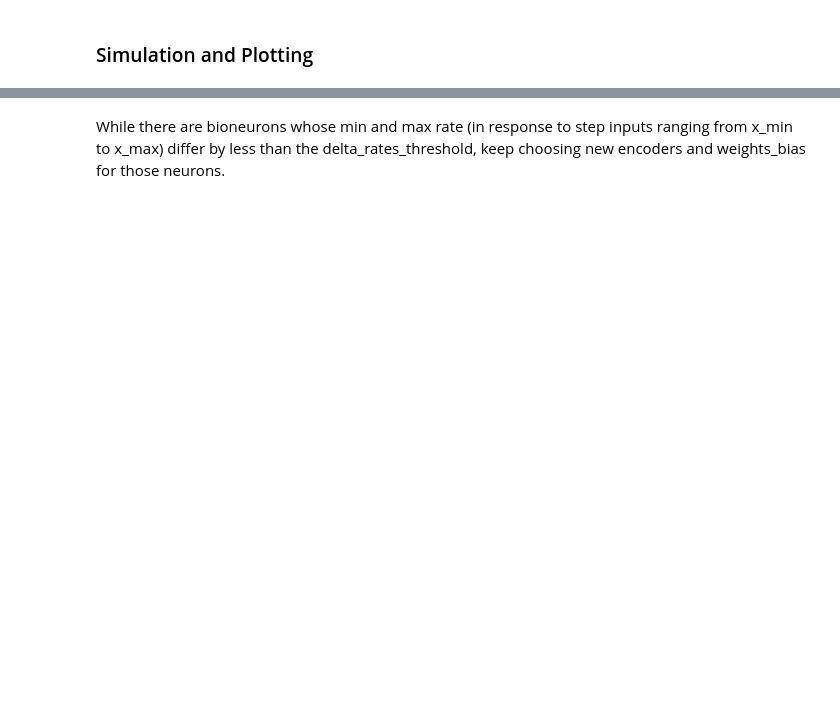
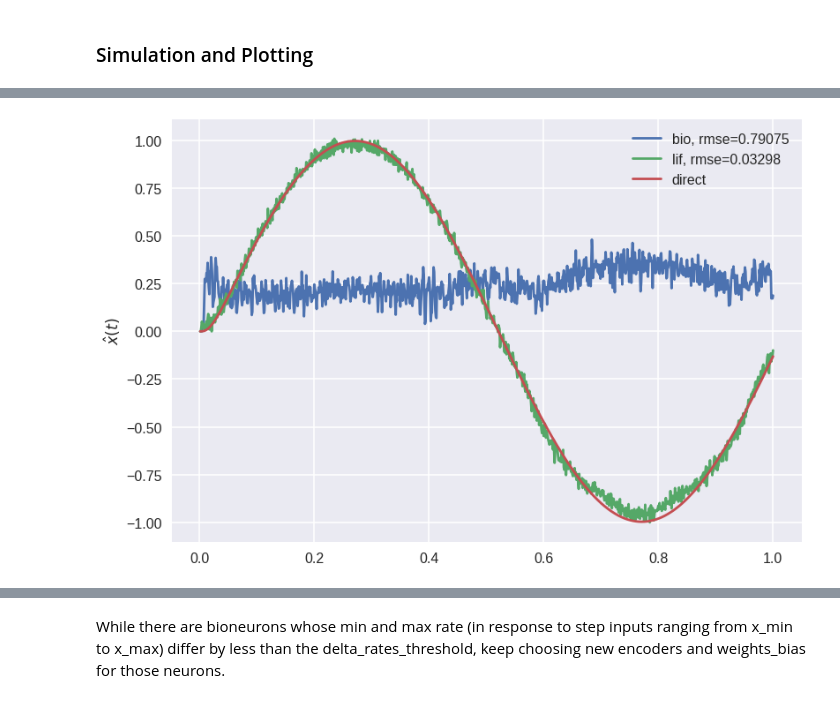
Before and after one commit to MrBananaHuman/bionengo, a Jupyter notebook: bioneuron_oracle.ipynb, the cells around one changed output, grey strips where cells are left out. Saved outputs shown, nothing was run; the diff lists cells and outputs as text; code cells hidden in the pictures; blank space fills up the shorter version.

```diff
--- a/bioneuron_oracle.ipynb
+++ b/bioneuron_oracle.ipynb
@@ -568,0 +463,4 @@ def response_curve_unit_test(x_vals,t_per_x,n_neurons,tau,dim,n_syn,dt,
+# %%
+encoders, gains, weights_bias = pre_model(pre_neurons,n_neurons,tau,dim,n_syn,dt,t_final,pre_seed,bio_seed)
+
+decoders_bio_3=simulate(n_neurons,tau,dim,n_syn,dt,t_final,encoders,gains,weights_bias,pre_seed,bio_seed)
@@ -568,0 +480,9 @@ def response_curve_unit_test(x_vals,t_per_x,n_neurons,tau,dim,n_syn,dt,
+# %%
+pre_seed=1
+
+encoders, gains, weights_bias = pre_model(pre_neurons,n_neurons,tau,dim,n_syn,dt,t_final,pre_seed,bio_seed)
+
+random_decoders=rng.uniform(np.min(decoders_bio_3),np.max(decoders_bio_3),size=decoders_bio_3.shape)
+
+junk=simulate(n_neurons,tau,dim,n_syn,dt,t_final,encoders,gains,weights_bias,pre_seed,bio_seed,random_decoders,to_plot='decode')
+# %% [output]
@@ -568,0 +492 @@ def response_curve_unit_test(x_vals,t_per_x,n_neurons,tau,dim,n_syn,dt,
+[figure, added]
```
Also changed, not shown: parts of 50 cells of this notebook.
